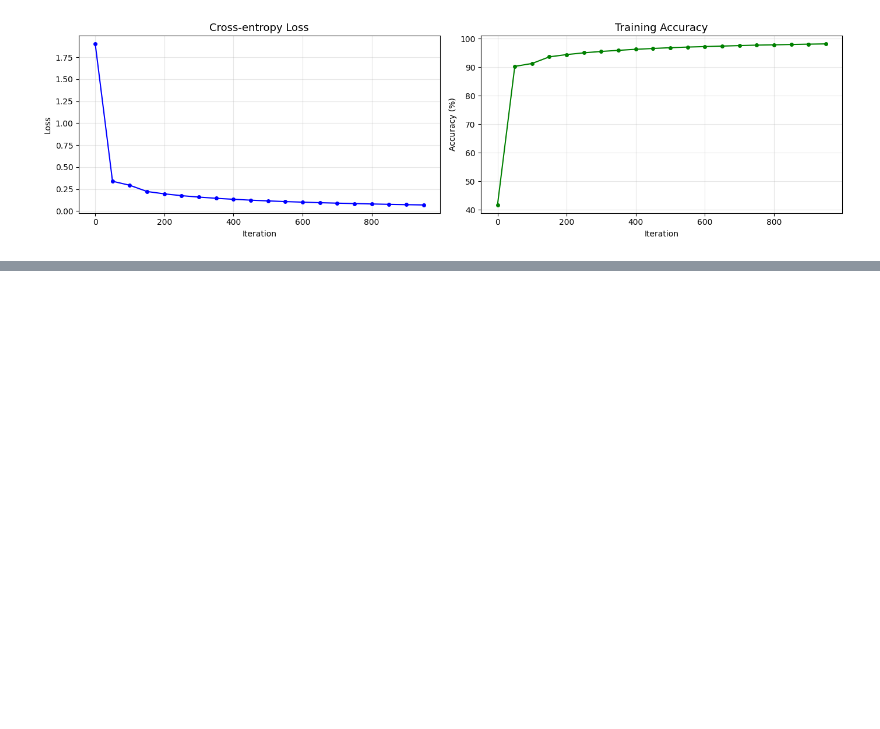
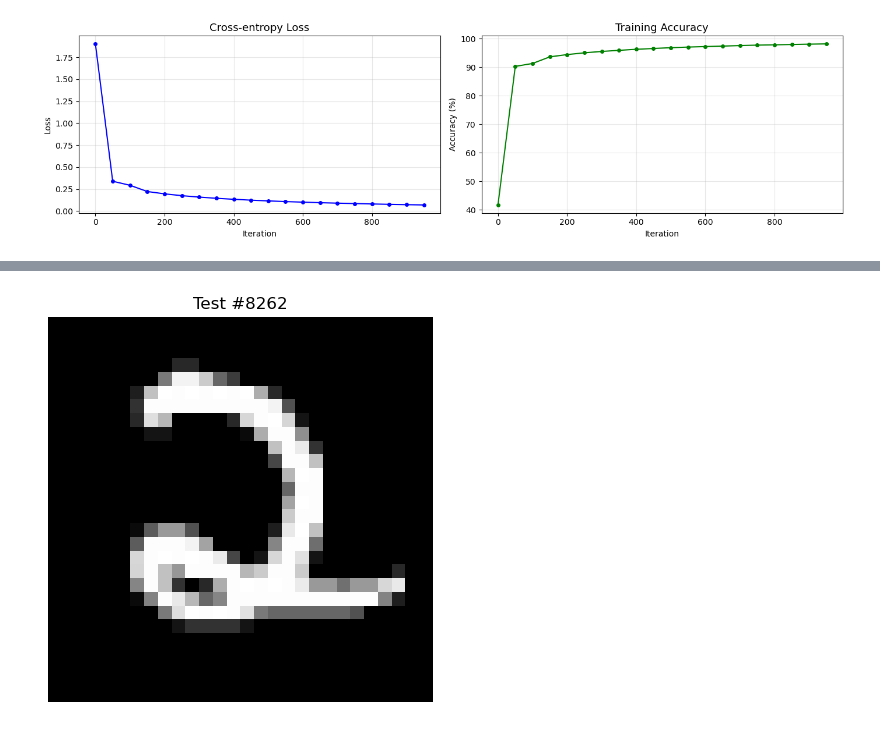
Before and after one commit to anhnguyen-kelly23/SoC_DE10_TinyML, a Jupyter notebook: MNIST/mnist_mlp_training_and_export.ipynb, the cells around one changed output, grey strips where cells are left out. Saved outputs shown, nothing was run; the diff lists cells and outputs as text; code cells hidden in the pictures; blank space fills up the shorter version.

```diff
--- a/MNIST/mnist_mlp_training_and_export.ipynb
+++ b/MNIST/mnist_mlp_training_and_export.ipynb
@@ -955,0 +725,91 @@ export_hex(b1_q,            "b1_int32.hex", "b1", 32)
+# %%
+def export_image_to_header(img, filename, var_name):
+    """
+    Export INT8 image as C header array.
+
+    Args:
+        img: numpy array (784,) int8
+        filename: output .h file path
+        var_name: C variable name
+    """
+    img = img.flatten()
+
+    with open(filename, "w") as f:
+        f.write(f"#ifndef {var_name.upper()}_H\n")
+        f.write(f"#define {var_name.upper()}_H\n\n")
+
+        f.write("#include <stdint.h>\n\n")
+
+        f.write(f"const int8_t {var_name}[{len(img)}] = {{\n")
+
+        for i, val in enumerate(img):
+            if i % 16 == 0:
+                f.write("    ")
+
+            f.write(f"{int(val)}")
+
+            if i != len(img) - 1:
+                f.write(", ")
+
+            if (i + 1) % 16 == 0:
+                f.write("\n")
+
+        f.write("\n};\n\n")
+        f.write(f"#endif // {var_name.upper()}_H\n")
+
+    print(f"  ✓ Exported {filename} ({len(img)} values)")
+
+# Select a random test image
+idx = np.random.randint(0, len(X_test))
+img = X_q[idx]
+
+plt.figure(figsize=(12, 5))
+plt.imshow(img.reshape(28,28), cmap='gray')
+plt.title(f"Test #{idx}")
+plt.axis('off')
+plt.show()
+
+export_image_to_header(img, "test_image.h", "test_image")
+
+# ===== Compare FP32 vs INT8 Hardware =====
+
+# Get image before and after quantization
+img_float = X_test[idx]   # float [0,1]
+img_q     = X_q[idx]      # int8  [0,127]
+
+# Display images
+plt.figure(figsize=(12, 5))
+
+plt.subplot(1,2,1)
+plt.imshow(img_float.reshape(28,28), cmap='gray')
+plt.title("Float Input")
+plt.axis('off')
+
+plt.subplot(1,2,2)
+plt.imshow(img_q.reshape(28,28), cmap='gray')
+plt.title("INT8 Input")
+plt.axis('off')
+
+plt.tight_layout()
+plt.show()
+
+# ===== 4. Predict FP32 =====
+sigma, _, _ = predict(img_float.reshape(1, -1), params)
+y_pred_fp32 = np.argmax(sigma)
+
+# ===== 5. Predict Hardware =====
+y_pred_hw = predict_int8_hw(
+    img_q.reshape(1, -1),
+    W1_q, W2_q, b1_q,
+    MULT_L1, SHIFT_L1
+)
+
+# ===== Print results =====
+print("="*50)
+print("RESULT COMPARISON")
+print("="*50)
+
+print(f"FP32 Prediction      : {y_pred_fp32}")
+print(f"INT8 HW Prediction   : {y_pred_hw}")
+# %% [output]
+[figure, added]
```
Also changed, not shown: parts of 65 cells of this notebook, 4 other files.
